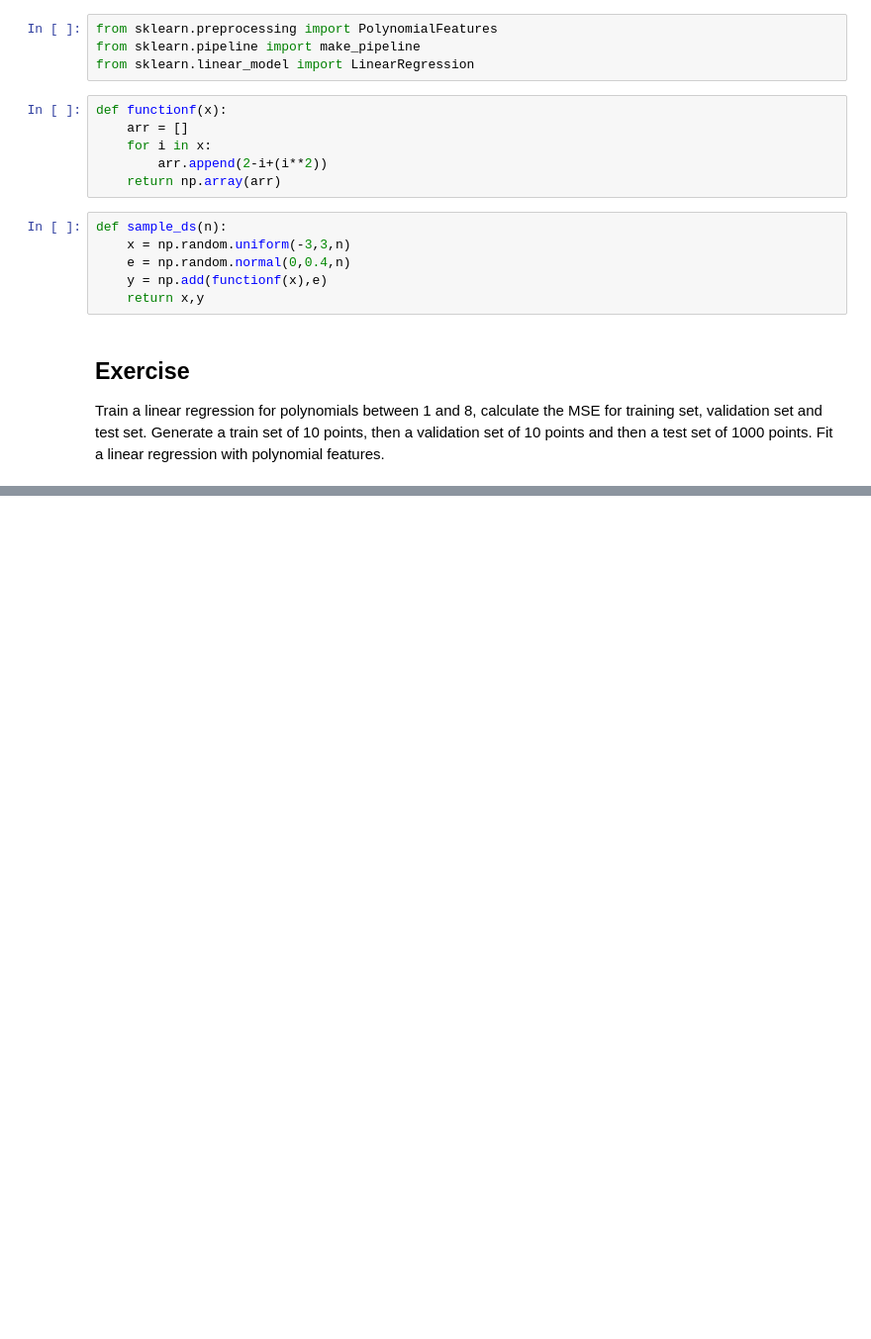
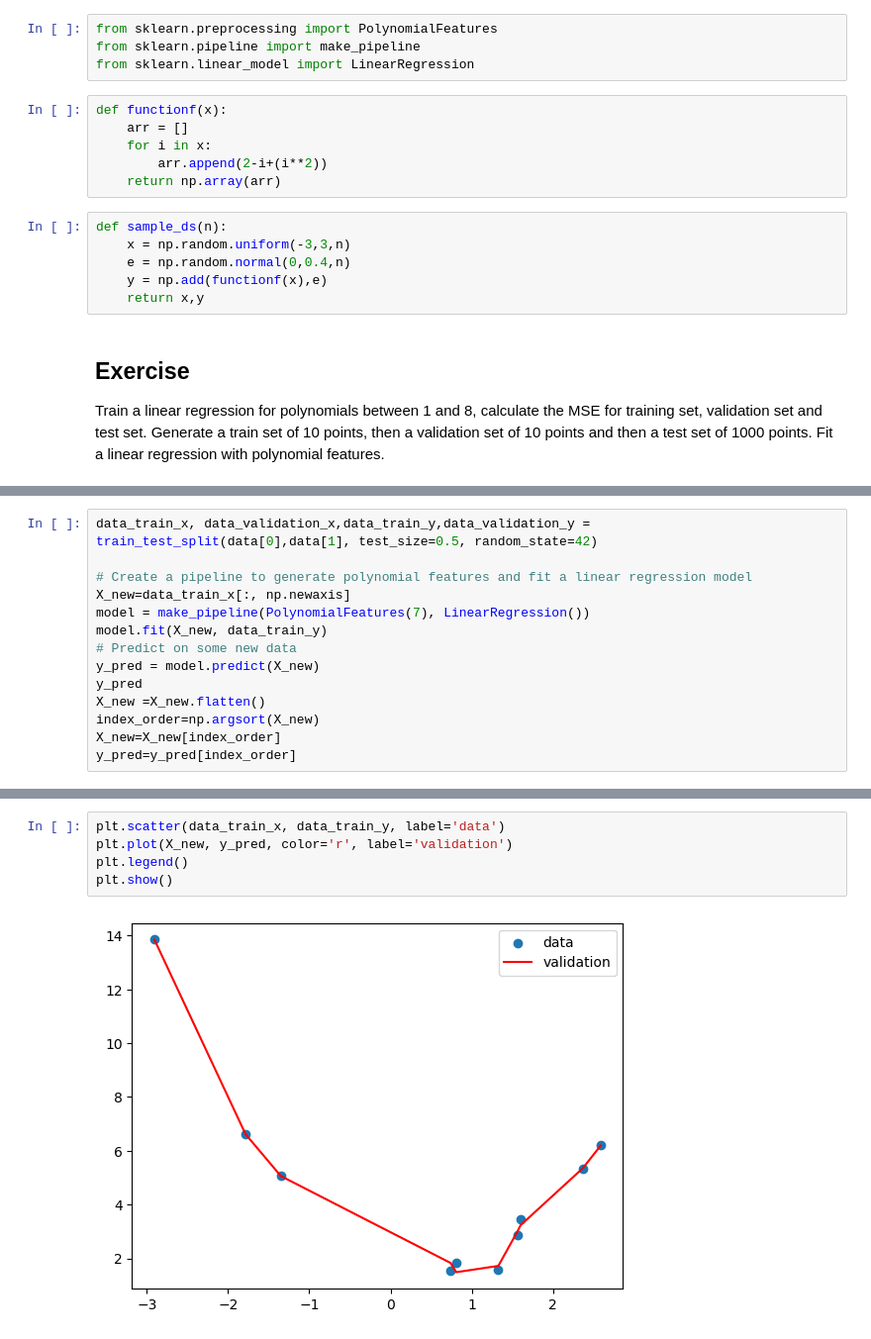
Before and after one commit to afrincon2/Machine_learning, a Jupyter notebook: LinearRegression/LinearRegression-Ex.ipynb, the cells around one changed output, grey strips where cells are left out. Shown: that part at 99% size. Cells and saved outputs as stored; diff of their text form; blank space fills up the shorter version.

```diff
--- a/LinearRegression/LinearRegression-Ex.ipynb
+++ b/LinearRegression/LinearRegression-Ex.ipynb
@@ -319,0 +337,14 @@ Train a linear regression for polynomials between 1 and 8, calculate the MSE for
+# %%
+data_train_x, data_validation_x,data_train_y,data_validation_y = train_test_split(data[0],data[1], test_size=0.5, random_state=42)
+
+# Create a pipeline to generate polynomial features and fit a linear regression model
+X_new=data_train_x[:, np.newaxis]
+model = make_pipeline(PolynomialFeatures(7), LinearRegression())
+model.fit(X_new, data_train_y)
+# Predict on some new data
+y_pred = model.predict(X_new)
+y_pred
+X_new =X_new.flatten()
+index_order=np.argsort(X_new)
+X_new=X_new[index_order]
+y_pred=y_pred[index_order]
@@ -319,0 +356,7 @@ Train a linear regression for polynomials between 1 and 8, calculate the MSE for
+# %%
+plt.scatter(data_train_x, data_train_y, label='data')
+plt.plot(X_new, y_pred, color='r', label='validation')
+plt.legend()
+plt.show()
+# %% [output]
+[figure, added]
```
Also changed, not shown: parts of 3 cells of this notebook.
